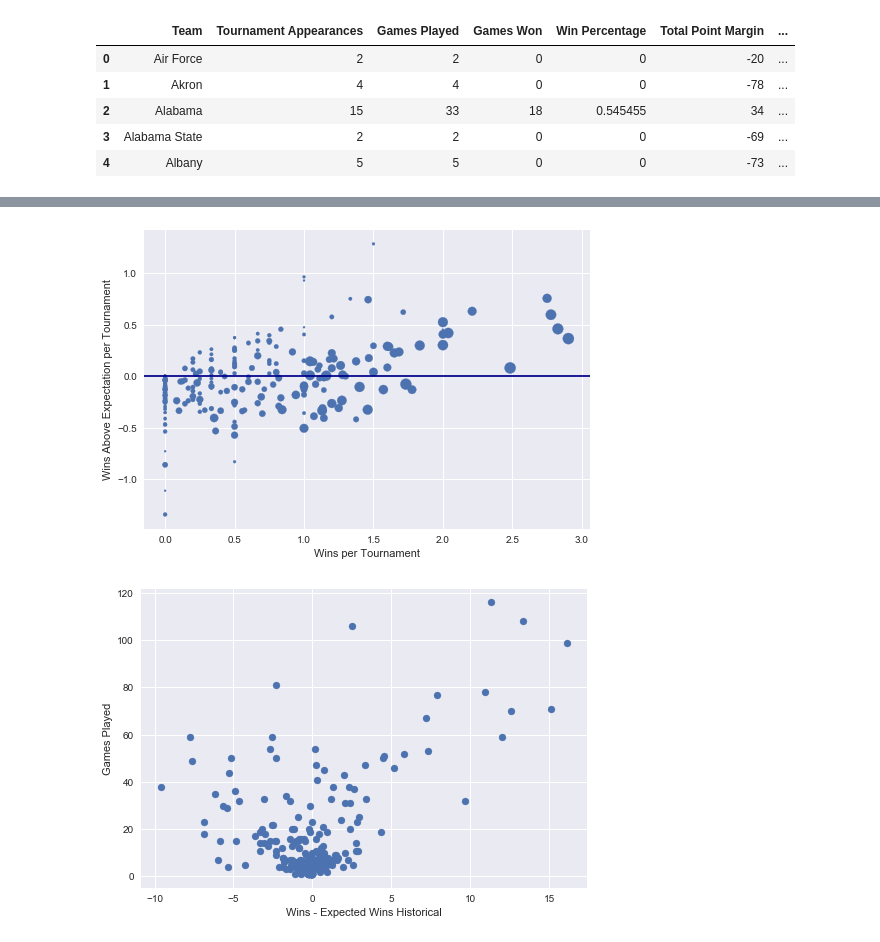
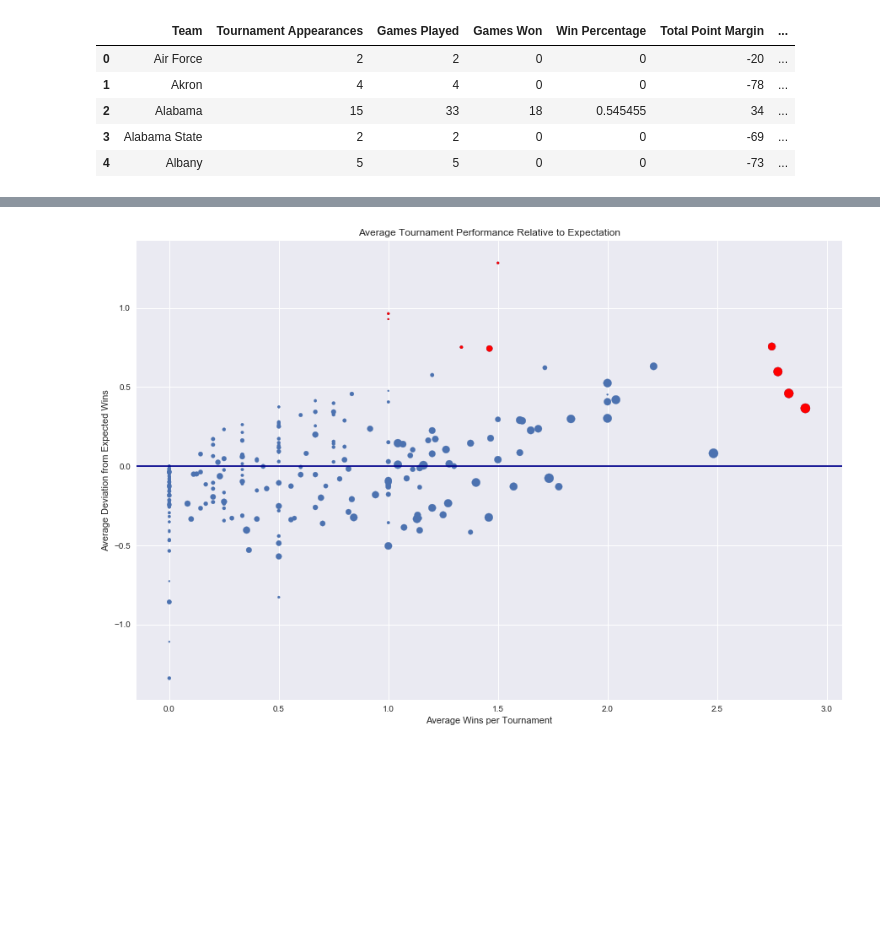
Before and after one commit to mmclaughlin87/march-madness-historical-perfomance, a Jupyter notebook: march_madness_analysis.ipynb, the cells around one changed output, grey strips where cells are left out. Saved outputs shown, nothing was run; the diff lists cells and outputs as text; code cells hidden in the pictures; blank space fills up the shorter version.

```diff
--- a/march_madness_analysis.ipynb
+++ b/march_madness_analysis.ipynb
@@ -441,10 +445,10 @@ columns = ["Team",
            "Total Point Margin",
            "Average Point Margin",
            "Average Number of Wins",
-           "Expected Wins Using Historical Performance",
-           "Expected Games Using Historical Performance",
-           "Expected Win % Using Historical Performance",
-           "Win % - Expected Win % Historical"
+           "Expected Wins",
+           "Expected Games Played",
+           "Deviation From Expected Wins",
+           "Average Deviation From Expected Wins"
           ]
 team_performance_summary = pd.DataFrame(columns=columns)
 team_count = 0
@@ -467,13 +471,13 @@ for team,group in grouped_by_team:
             previous_year = row["year"]
 
     #find the number of expected wins and the expected number of games won/played for each tournament based on historical averages
-    expected_wins_historical = 0
-    expected_games_historical = 0
+    expected_wins = 0
+    expected_games_played = 0
     for seed in seeds:
-        expected_wins_historical += float(seed_summaries.loc[int(seed),'Average Wins'])
-        expected_games_historical += float(seed_summaries.loc[int(seed),'Average Wins']) + 1
-    expected_win_percentage_historical = expected_wins_historical/expected_games_historical
-    win_percentage_difference_historical = win_percentage - expected_win_percentage_historical
+        expected_wins += float(seed_summaries.loc[int(seed),'Average Wins'])
+        expected_games_played += float(seed_summaries.loc[int(seed),'Average Wins']) + 1
+    deviation_from_expected_wins = games_won - expected_wins
+    deviation_from_expected_wins_average = deviation_from_expected_wins/tournament_appearances
 
     row_to_add = {'Team':team,
                   'Tournament Appearances':tournament_appearances,
@@ -483,10 +487,10 @@ for team,group in grouped_by_team:
                   'Total Point Margin':total_point_margin,
                   'Average Point Margin':average_point_margin,
                   'Average Number of Wins':average_num_wins,
-                  "Expected Wins Using Historical Performance":expected_wins_historical,
-                  "Expected Games Using Historical Performance":expected_games_historical,
-                  "Expected Win % Using Historical Performance":expected_win_percentage_historical,
-                  "Win % - Expected Win % Historical":win_percentage_difference_historical
+                  "Expected Wins":expected_wins,
+                  "Expected Games Played":expected_games_played,
+                  "Deviation From Expected Wins":deviation_from_expected_wins,
+                  "Average Deviation From Expected Wins":deviation_from_expected_wins_average
                  }
     team_performance_summary.loc[team_count,:] = row_to_add
     team_count +=1
@@ -540,17 +555,13 @@ plt.show()
 # %%
-win_difference_average = (team_performance_summary.loc[:,'Games Won'] - team_performance_summary.loc[:,'Expected Wins Using Historical Performance'])/team_performance_summary.loc[:,'Tournament Appearances']
-plt.scatter(team_performance_summary.loc[:,'Average Number of Wins'],win_difference_average,s=4*team_performance_summary.loc[:,'Tournament Appearances'].astype('float'))
-plt.xlabel("Wins per Tournament")
-plt.ylabel("Wins Above Expectation per Tournament")
+teams_to_highlight = team_performance_summary.loc[(team_performance_summary.loc[:,'Average Deviation From Expected Wins'] > 0.74)|(team_performance_summary.loc[:,'Average Number of Wins'] > 2.5)]
+plt.figure(figsize=(15,10))
+plt.scatter(team_performance_summary.loc[:,'Average Number of Wins'],team_performance_summary.loc[:,'Average Deviation From Expected Wins'],s=4*team_performance_summary.loc[:,'Tournament Appearances'].astype('float'))
+plt.scatter(teams_to_highlight.loc[:,'Average Number of Wins'],teams_to_highlight.loc[:,'Average Deviation From Expected Wins'],s=4*teams_to_highlight.loc[:,'Tournament Appearances'].astype('float'),color='red')
+plt.xlabel("Average Wins per Tournament")
+plt.ylabel("Average Deviation from Expected Wins")
+plt.title("Average Tournament Performance Relative to Expectation")
 plt.axhline(y=0,color='darkblue')
+plt.savefig("Average Tournament Performance Relative to Expectation.png")
 plt.show()
 # %% [output]
-[figure, old version]
+[figure, new version]
-# %%
-win_difference = team_performance_summary.loc[:,'Games Won'] - team_performance_summary.loc[:,'Expected Wins Using Historical Performance']
-plt.scatter(win_difference,team_performance_summary.loc[:,'Games Played'])
-plt.xlabel("Wins - Expected Wins Historical")
-plt.ylabel("Games Played")
-plt.show()
-# %% [output]
-[figure, removed]
```
Also changed, not shown: parts of 17 cells of this notebook.
